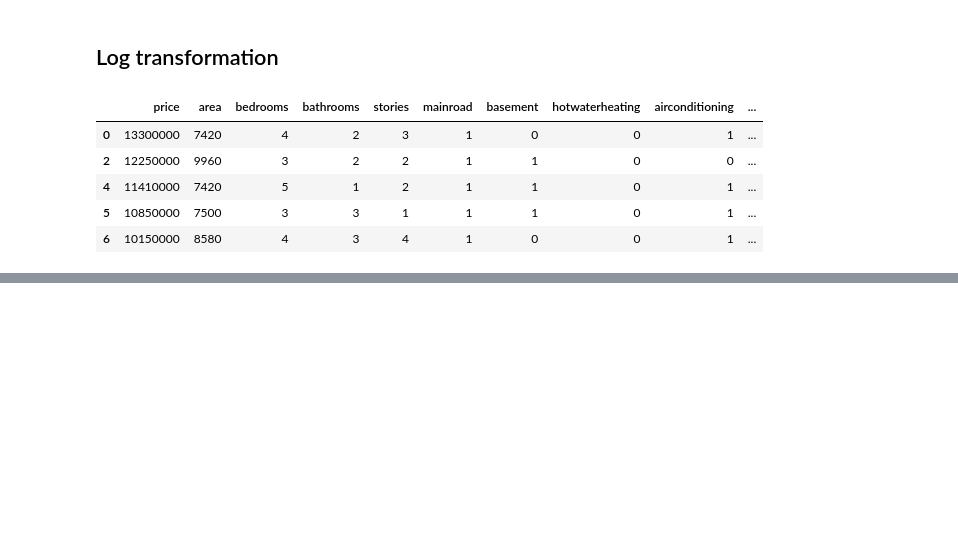
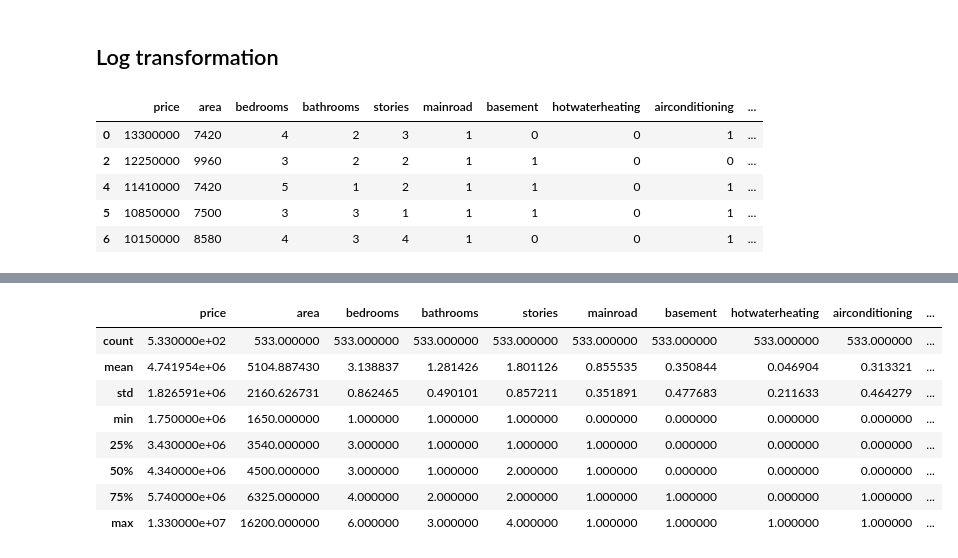
Before and after one commit to hardik-kapadia/ml-notebooks, a Jupyter notebook: Expt 2/exp2.ipynb, the cells around one changed output, grey strips where cells are left out. Drawn from its saved outputs; the diff is of its cells as text; code cells hidden in the pictures; blank space fills up the shorter version.

```diff
--- a/Expt 2/exp2.ipynb
+++ b/Expt 2/exp2.ipynb
@@ -299,0 +312,12 @@ ds.head()
+# %%
+ds.describe()
+# %% [output]
+|  | price | area | bedrooms | bathrooms | stories | mainroad | basement | hotwaterheating | airconditioning | ... |
+| count | 5.330000e+02 | 533.000000 | 533.000000 | 533.000000 | 533.000000 | 533.000000 | 533.000000 | 533.000000 | 533.000000 | ... |
+| mean | 4.741954e+06 | 5104.887430 | 3.138837 | 1.281426 | 1.801126 | 0.855535 | 0.350844 | 0.046904 | 0.313321 | ... |
+| std | 1.826591e+06 | 2160.626731 | 0.862465 | 0.490101 | 0.857211 | 0.351891 | 0.477683 | 0.211633 | 0.464279 | ... |
+| min | 1.750000e+06 | 1650.000000 | 1.000000 | 1.000000 | 1.000000 | 0.000000 | 0.000000 | 0.000000 | 0.000000 | ... |
+| 25% | 3.430000e+06 | 3540.000000 | 3.000000 | 1.000000 | 1.000000 | 1.000000 | 0.000000 | 0.000000 | 0.000000 | ... |
+| 50% | 4.340000e+06 | 4500.000000 | 3.000000 | 1.000000 | 2.000000 | 1.000000 | 0.000000 | 0.000000 | 0.000000 | ... |
+| 75% | 5.740000e+06 | 6325.000000 | 4.000000 | 2.000000 | 2.000000 | 1.000000 | 1.000000 | 0.000000 | 1.000000 | ... |
+| max | 1.330000e+07 | 16200.000000 | 6.000000 | 3.000000 | 4.000000 | 1.000000 | 1.000000 | 1.000000 | 1.000000 | ... |
```
Also changed, not shown: parts of 21 cells of this notebook.
